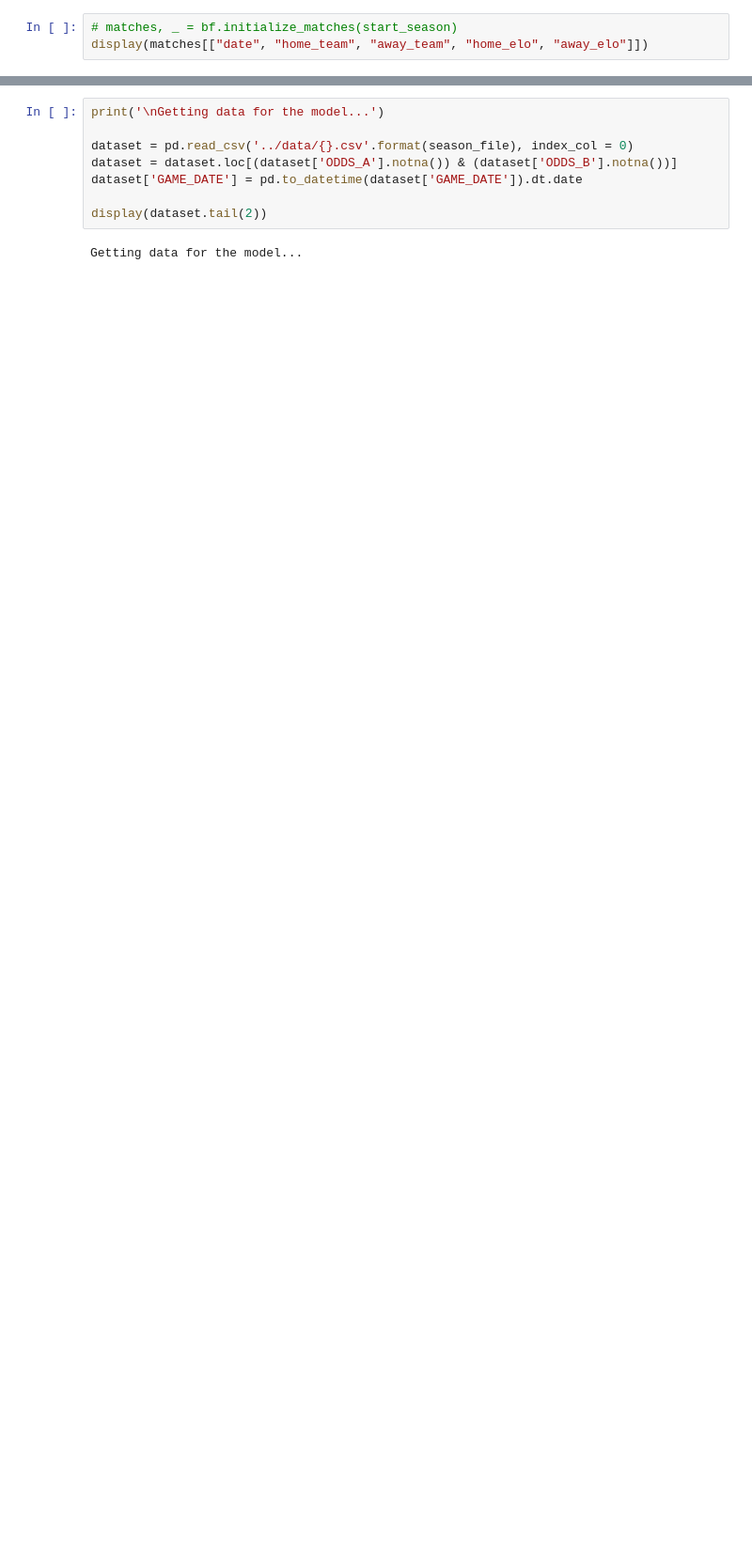
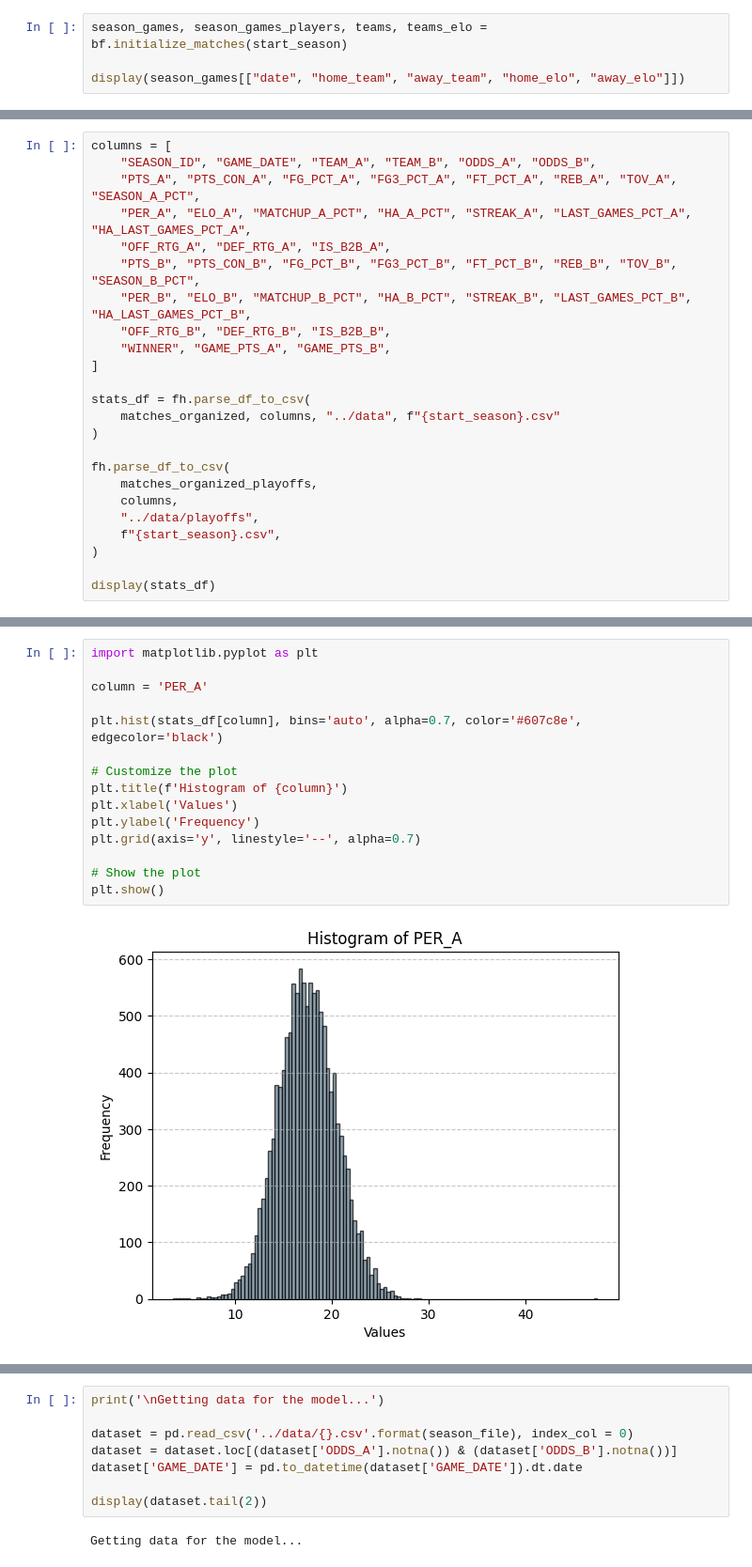
Before and after one commit to caiomelo22/nba-predictor, a Jupyter notebook: src/simulator.ipynb, the cells around one changed output, grey strips where cells are left out. Shown at 94% size. Saved outputs shown, nothing was run; the diff lists cells and outputs as text; blank space fills up the shorter version.

```diff
--- a/src/simulator.ipynb
+++ b/src/simulator.ipynb
@@ -21,4 +25,5 @@ start_season = 2012
 # %%
-# matches, _ = bf.initialize_matches(start_season)
-display(matches[["date", "home_team", "away_team", "home_elo", "away_elo"]])
+season_games, season_games_players, teams, teams_elo = bf.initialize_matches(start_season)
+
+display(season_games[["date", "home_team", "away_team", "home_elo", "away_elo"]])
 # %% [output]
@@ -37,0 +128,24 @@ display(matches[["date", "home_team", "away_team", "home_elo", "away_elo"]])
+# %%
+columns = [
+    "SEASON_ID", "GAME_DATE", "TEAM_A", "TEAM_B", "ODDS_A", "ODDS_B",
+    "PTS_A", "PTS_CON_A", "FG_PCT_A", "FG3_PCT_A", "FT_PCT_A", "REB_A", "TOV_A", "SEASON_A_PCT",
+    "PER_A", "ELO_A", "MATCHUP_A_PCT", "HA_A_PCT", "STREAK_A", "LAST_GAMES_PCT_A", "HA_LAST_GAMES_PCT_A",
+    "OFF_RTG_A", "DEF_RTG_A", "IS_B2B_A",
+    "PTS_B", "PTS_CON_B", "FG_PCT_B", "FG3_PCT_B", "FT_PCT_B", "REB_B", "TOV_B", "SEASON_B_PCT",
+    "PER_B", "ELO_B", "MATCHUP_B_PCT", "HA_B_PCT", "STREAK_B", "LAST_GAMES_PCT_B", "HA_LAST_GAMES_PCT_B",
+    "OFF_RTG_B", "DEF_RTG_B", "IS_B2B_B",
+    "WINNER", "GAME_PTS_A", "GAME_PTS_B",
+]
+
+stats_df = fh.parse_df_to_csv(
+    matches_organized, columns, "../data", f"{start_season}.csv"
+)
+
+fh.parse_df_to_csv(
+    matches_organized_playoffs,
+    columns,
+    "../data/playoffs",
+    f"{start_season}.csv",
+)
+
+display(stats_df)
@@ -38,3 +166,20 @@ display(matches[["date", "home_team", "away_team", "home_elo", "away_elo"]])
+# %%
+import matplotlib.pyplot as plt
+
+column = 'PER_A'
+
+plt.hist(stats_df[column], bins='auto', alpha=0.7, color='#607c8e', edgecolor='black')
+
+# Customize the plot
+plt.title(f'Histogram of {column}')
+plt.xlabel('Values')
+plt.ylabel('Frequency')
+plt.grid(axis='y', linestyle='--', alpha=0.7)
+
+# Show the plot
+plt.show()
+# %% [output]
+[figure, added]
 # %%
 first_season = 2012
 last_season = 2023
```
Also changed, not shown: parts of 6 cells of this notebook, 2 other files.
